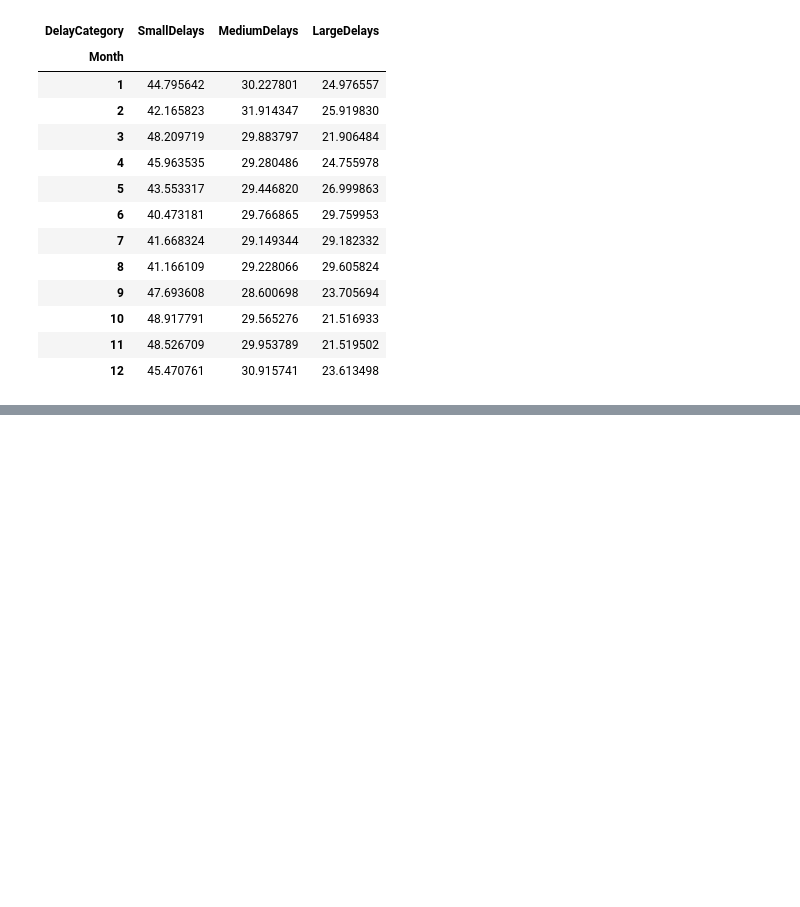
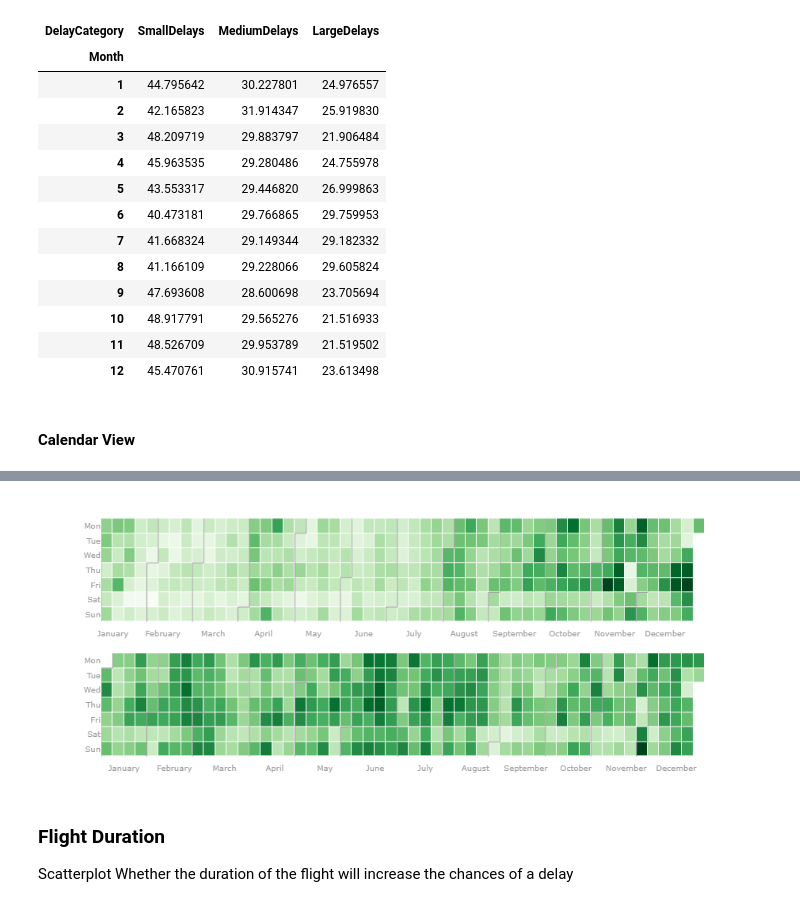
Before and after one commit to Wooniety/SC1015-Assignment, a Jupyter notebook: DeveloperFiles/HW.ipynb, the cells around one changed output, grey strips where cells are left out. Cells and saved outputs as stored; diff of their text form; code cells hidden in the pictures; blank space fills up the shorter version.

```diff
--- a/DeveloperFiles/HW.ipynb
+++ b/DeveloperFiles/HW.ipynb
@@ -315,3 +389,11 @@ df_agg[col_order].style.background_gradient(cmap="YlOrRd")
 | 10 | 48.917791 | 29.565276 | 21.516933 |
 | 11 | 48.526709 | 29.953789 | 21.519502 |
 | 12 | 45.470761 | 30.915741 | 23.613498 |
+# %% [markdown]
+#### Calendar View
+# %%
+delayed_events = flights_df[flights_df['DelaySituation'] == 'Delayed']
+delayed_events = delayed_events.groupby('FlightDate')['DelaySituation'].count().reset_index(name='DelaySituation')
+fig = calplot(delayed_events, x='FlightDate', y='DelaySituation')
+fig.show()
+# %% [output]
@@ -317,0 +401,5 @@ df_agg[col_order].style.background_gradient(cmap="YlOrRd")
+[figure, added]
+# %% [markdown]
+### Flight Duration
+Scatterplot
+Whether the duration of the flight will increase the chances of a delay
```
Also changed, not shown: parts of 20 cells of this notebook.
